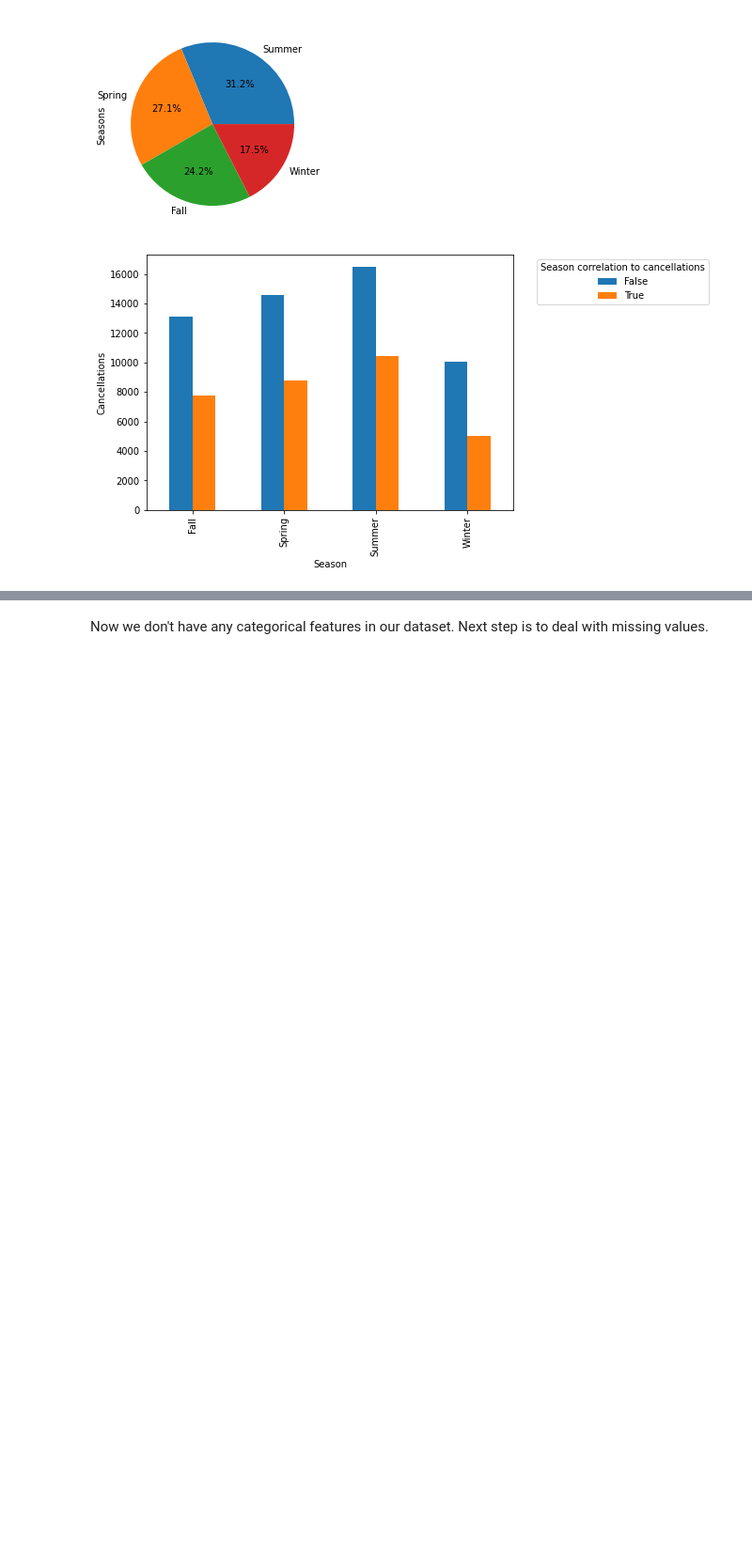
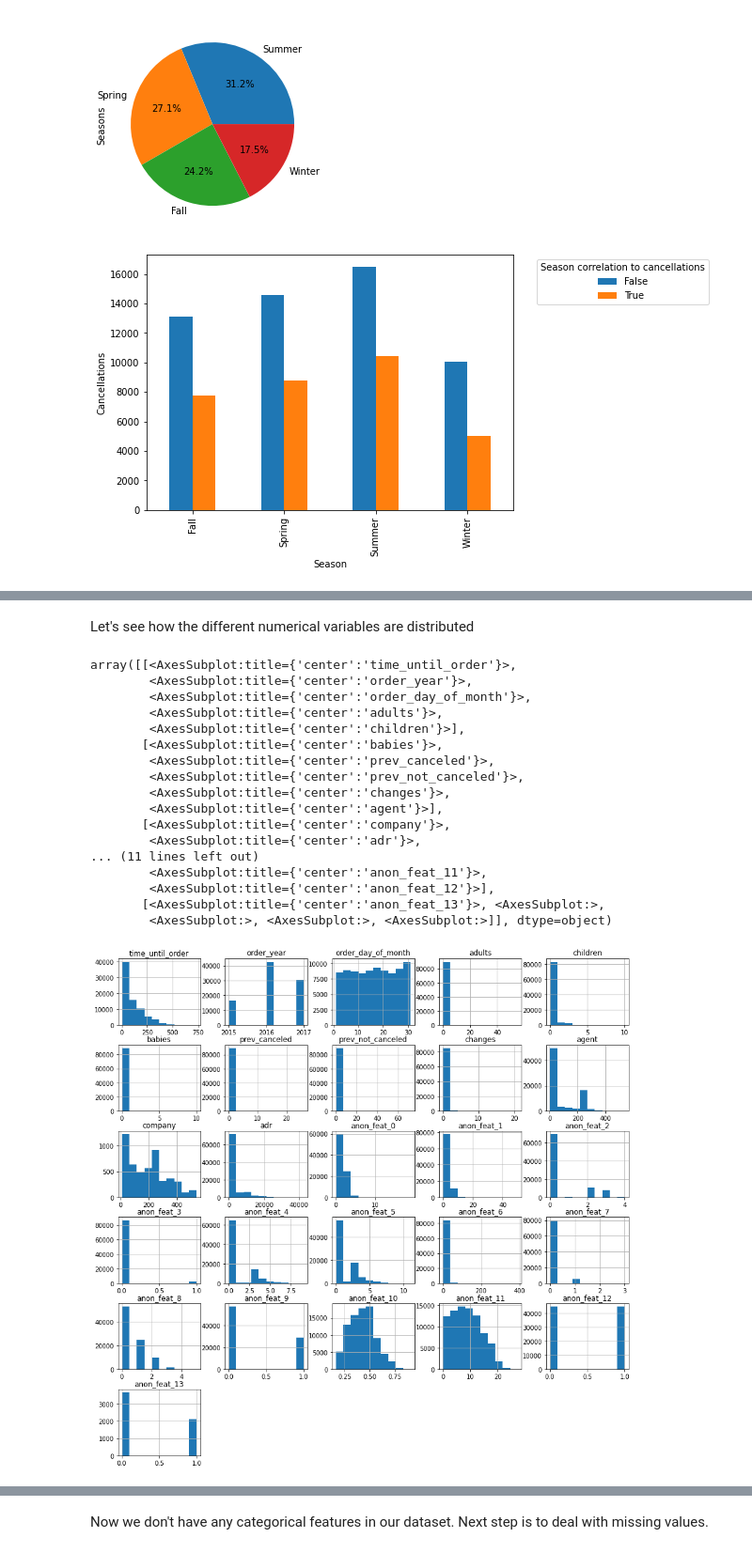
Before and after one commit to ofekinger/ML_Final_Project, a Jupyter notebook: data_exploration.ipynb, the cells around one changed output, grey strips where cells are left out. Shown: that part at 94% size. Drawn from its saved outputs; the diff is of its cells as text; code cells hidden in the pictures; blank space fills up the shorter version.

```diff
--- a/data_exploration.ipynb
+++ b/data_exploration.ipynb
@@ -293,0 +258,23 @@ Index(['time_until_order', 'order_year', 'order_month', 'order_week',
+# %% [markdown]
+Let's see how the different numerical variables are distributed
+# %%
+df.hist(figsize=(15, 15))
+# %% [output]
+array([[<AxesSubplot:title={'center':'time_until_order'}>,
+        <AxesSubplot:title={'center':'order_year'}>,
+        <AxesSubplot:title={'center':'order_day_of_month'}>,
+        <AxesSubplot:title={'center':'adults'}>,
+        <AxesSubplot:title={'center':'children'}>],
+       [<AxesSubplot:title={'center':'babies'}>,
+        <AxesSubplot:title={'center':'prev_canceled'}>,
+        <AxesSubplot:title={'center':'prev_not_canceled'}>,
+        <AxesSubplot:title={'center':'changes'}>,
+        <AxesSubplot:title={'center':'agent'}>],
+       [<AxesSubplot:title={'center':'company'}>,
+        <AxesSubplot:title={'center':'adr'}>,
+... (11 lines left out)
+        <AxesSubplot:title={'center':'anon_feat_11'}>,
+        <AxesSubplot:title={'center':'anon_feat_12'}>],
+       [<AxesSubplot:title={'center':'anon_feat_13'}>, <AxesSubplot:>,
+        <AxesSubplot:>, <AxesSubplot:>, <AxesSubplot:>]], dtype=object)
+[figure, added]
```
Also changed, not shown: parts of 75 cells of this notebook, 13 other files.
